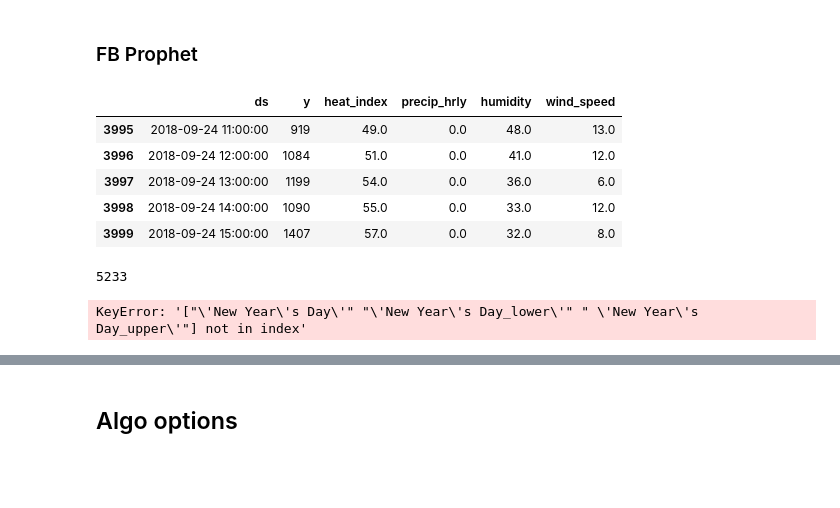
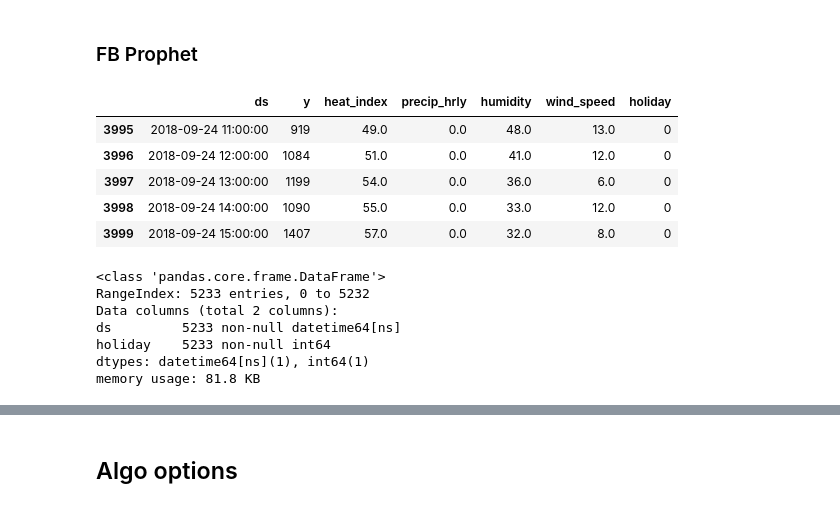
Before and after one commit to Rimab55/Forecasting_Bixi_Bikeshare_rentals, a Jupyter notebook: Time_Series.ipynb, the cells around one changed output, grey strips where cells are left out. Drawn from its saved outputs; the diff is of its cells as text; code cells hidden in the pictures; blank space fills up the shorter version.

```diff
--- a/Time_Series.ipynb
+++ b/Time_Series.ipynb
@@ -324,19 +324,27 @@ ts_fb = y.reset_index().rename(columns = {'date_hour': 'ds', "bixi_rentals": "y"
 # %%
 ts_fb['heat_index'] = df['heat_index']
 ts_fb['precip_hrly'] = df['precip_hrly']
 ts_fb['humidity'] = df['humidity']
 ts_fb['wind_speed'] = df['wind_speed']
+ts_fb['holiday'] = df['is_holiday']
 ts_fb[:4000].tail()
 # %% [output]
-|  | ds | y | heat_index | precip_hrly | humidity | wind_speed |
-| 3995 | 2018-09-24 11:00:00 | 919 | 49.0 | 0.0 | 48.0 | 13.0 |
-| 3996 | 2018-09-24 12:00:00 | 1084 | 51.0 | 0.0 | 41.0 | 12.0 |
-| 3997 | 2018-09-24 13:00:00 | 1199 | 54.0 | 0.0 | 36.0 | 6.0 |
-| 3998 | 2018-09-24 14:00:00 | 1090 | 55.0 | 0.0 | 33.0 | 12.0 |
-| 3999 | 2018-09-24 15:00:00 | 1407 | 57.0 | 0.0 | 32.0 | 8.0 |
+|  | ds | y | heat_index | precip_hrly | humidity | wind_speed | holiday |
+| 3995 | 2018-09-24 11:00:00 | 919 | 49.0 | 0.0 | 48.0 | 13.0 | 0 |
+| 3996 | 2018-09-24 12:00:00 | 1084 | 51.0 | 0.0 | 41.0 | 12.0 | 0 |
+| 3997 | 2018-09-24 13:00:00 | 1199 | 54.0 | 0.0 | 36.0 | 6.0 | 0 |
+| 3998 | 2018-09-24 14:00:00 | 1090 | 55.0 | 0.0 | 33.0 | 12.0 | 0 |
+| 3999 | 2018-09-24 15:00:00 | 1407 | 57.0 | 0.0 | 32.0 | 8.0 | 0 |
-# %%
-ts_fb.shape[0]
-# %% [output]
-5233
+# %%
+holidays = ts_fb[['ds','holiday']]
+holidays.info()
+# %% [output]
+<class 'pandas.core.frame.DataFrame'>
+RangeIndex: 5233 entries, 0 to 5232
+Data columns (total 2 columns):
+ds         5233 non-null datetime64[ns]
+holiday    5233 non-null int64
+dtypes: datetime64[ns](1), int64(1)
+memory usage: 81.8 KB
 # %%
 
@@ -378,14 +397,0 @@ preds1 = fit_predict(ts_fb, train_obs=400)
-# %%
-preds1[['Boxing Day', 'Boxing Day_lower', 'Boxing Day_upper', 'Canada Day',
-       'Canada Day_lower', 'Canada Day_upper', 'Canada Day (Observed)',
-       'Canada Day (Observed)_lower', 'Canada Day (Observed)_upper',
-       'Christmas Day', 'Christmas Day_lower', 'Christmas Day_upper',
-       'Civic Holiday', 'Civic Holiday_lower', 'Civic Holiday_upper',
-       'Family Day', 'Family Day_lower', 'Family Day_upper', 'Good Friday',
-       'Good Friday_lower', 'Good Friday_upper', 'Labour Day',
-       'Labour Day_lower', 'Labour Day_upper', "'New Year's Day'",
-       "'New Year's Day_lower'"," 'New Year's Day_upper'", 'Thanksgiving',
-       'Thanksgiving_lower', 'Thanksgiving_upper', 'Victoria Day',
-       'Victoria Day_lower', 'Victoria Day_upper']]
-# %% [output]
-KeyError: '["\'New Year\'s Day\'" "\'New Year\'s Day_lower\'" " \'New Year\'s Day_upper\'"] not in index'
```
Also changed, not shown: parts of 15 cells of this notebook.
